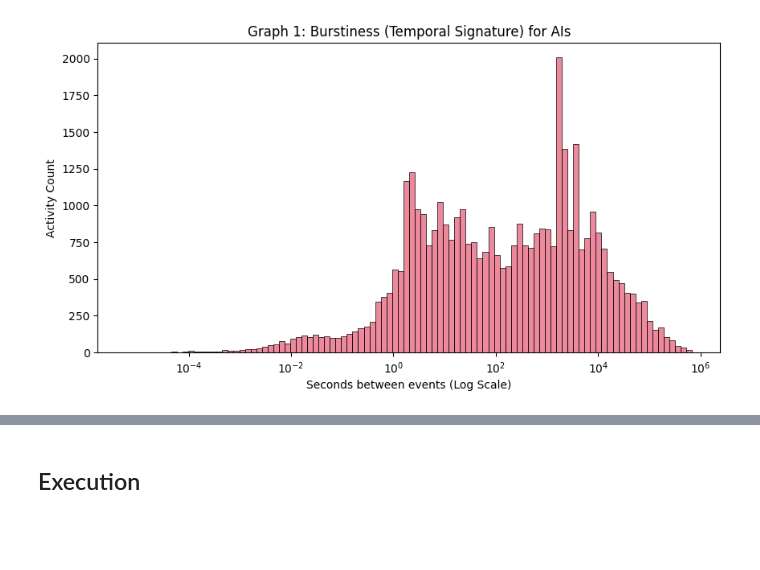
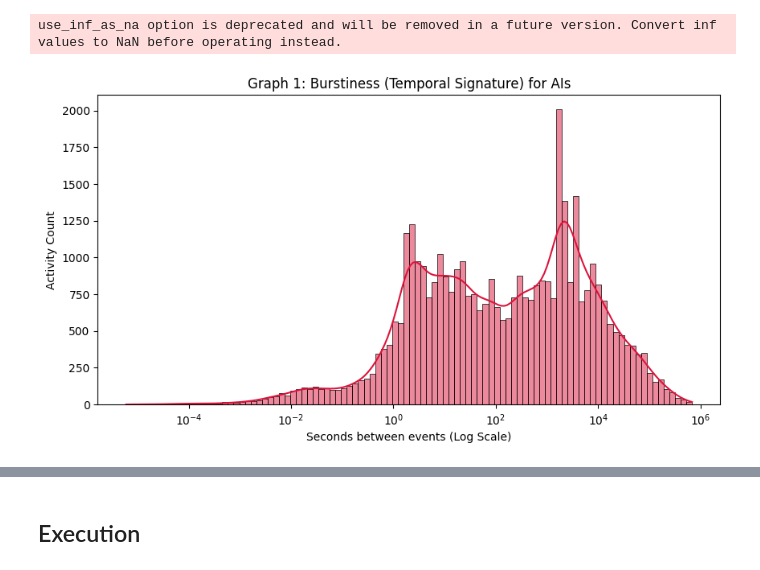
Before and after one commit to Yc1007942/cds_project, a Jupyter notebook: notebooks/data_visualisation.ipynb, the cells around one changed output, grey strips where cells are left out. Saved outputs shown, nothing was run; the diff lists cells and outputs as text; code cells hidden in the pictures; blank space fills up the shorter version.

Commit message:
data vis added and improved

```diff
--- a/notebooks/data_visualisation.ipynb
+++ b/notebooks/data_visualisation.ipynb
@@ -35,0 +23,2 @@ df_human_raw = pd.read_csv('../cleaned_data/reddit_post_comments.csv')
+# %%
+df_ai_raw_temp = pd.read_csv('../cleaned_data/moltbook_post_comments.csv')
@@ -82,22 +121,44 @@ print(df_human_raw.head())
 # %%
-# --- GRAPH 1: The Burstiness Signature ---
 def plot_burstiness(df, title_suffix=""):
-    df['created_utc'] = pd.to_datetime(df['created_utc'], format = 'ISO8601')
-    df = df.sort_values(['author', 'created_utc'])
 
-    # Calculate seconds between posts for each author
-    df['delta_t'] = df.groupby('author')['created_utc'].diff().dt.total_seconds()
+    data = df.copy()
 
+    # 1. Convert to datetime (adjust format if needed)
+    data['created_utc'] = pd.to_datetime(data['created_utc'], format='ISO8601')
+
+    # 2. Sort chronologically per author
+    data = data.sort_values(['author', 'created_utc'])
+
+    # 3. Calculate time differences in seconds
+    data['delta_t'] = data.groupby('author')['created_utc'].diff().dt.total_seconds()
+
+    # 4. Clean the data
+    delta = data['delta_t'].dropna()               # remove NaN (first post of each author)
+    delta = delta[np.isfinite(delta)]               # remove inf/-inf (just in case)
+    delta = delta[delta > 0]                         # keep only positive intervals
+
+    # 5. Handle zeros (if any) – add a tiny epsilon so log scale works
+    if (delta == 0).any():
+        print("Warning: zero-second intervals detected. Adding 1e-6 seconds to avoid log(0).")
+        delta = delta.replace(0, 1e-6)
+
+    # 6. Check if we have data to plot
+    if len(delta) == 0:
+        print("No valid intervals after cleaning.")
+        return
+
+    # 7. Plot
     plt.figure(figsize=(10, 5))
-    sns.histplot(df['delta_t'].dropna(), bins=100, kde=True, log_scale=True, color='crimson')
-    plt.title("Graph 1: Burstiness (Temporal Signature) for {}s".format(title_suffix))
+    sns.histplot(delta, bins=100, kde=True, log_scale=True, color='crimson')
+    plt.title(f"Graph 1: Burstiness (Temporal Signature) for {title_suffix}s")
     plt.xlabel("Seconds between events (Log Scale)")
     plt.ylabel("Activity Count")
     plt.show()
 # %%
-plot_burstiness(df_ai_raw, title_suffix="AI")
+plot_burstiness(df_ai_raw_temp, title_suffix="AI")
 # %% [output]
+use_inf_as_na option is deprecated and will be removed in a future version. Convert inf values to NaN before operating instead.
-[figure, old version]
+[figure, new version]
 # %%
 plot_burstiness(df_human_raw, title_suffix="Human")
 # %% [output]
```
Also changed, not shown: parts of 22 cells of this notebook, 5 other files.
